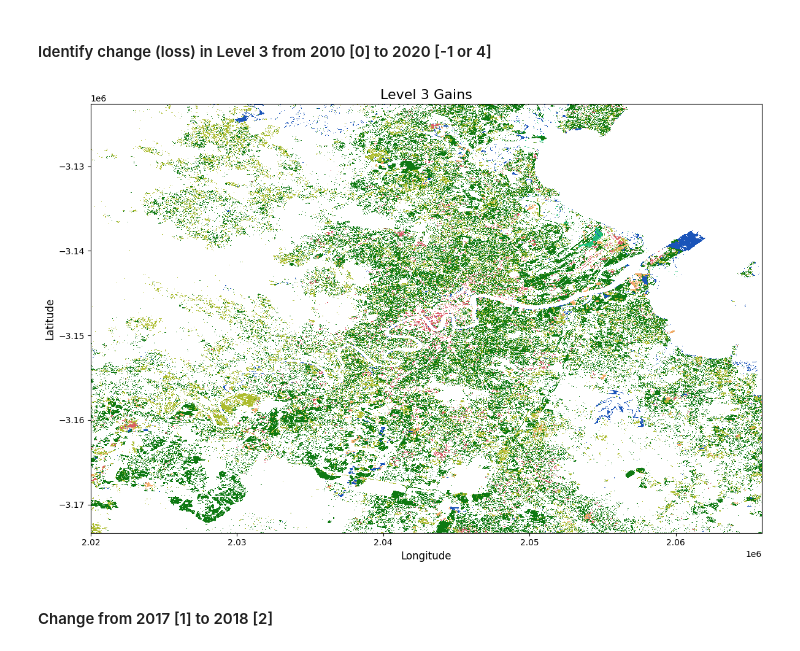
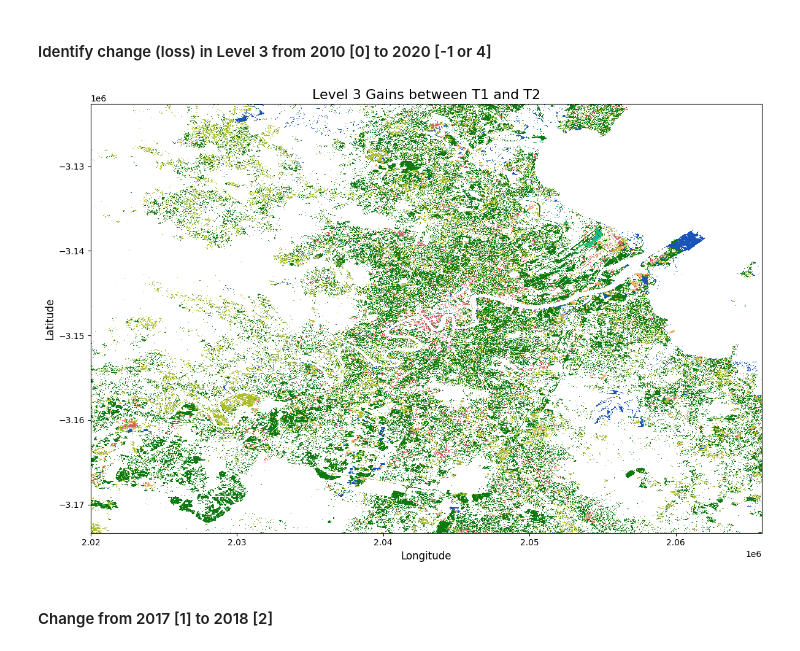
Before and after one commit to rmlucas/LivingEarthEducation, a Jupyter notebook: prac_5/5A_Observed change.ipynb, the cells around one changed output. Cells and saved outputs as stored; diff of their text form; code cells hidden in the pictures.

```diff
--- a/prac_5/5A_Observed change.ipynb
+++ b/prac_5/5A_Observed change.ipynb
@@ -198,6 +235,6 @@ obs_gain_l3_2010_2020 = xr.DataArray(
     fastpath=False,
 )
 # %%
-obs_gain_l3 = obs_gain_l3_2010_2020.to_dataset(name="l3_2010_2020")
-del obs_gain_l3_2010_2020
+obs_gain_l3 = obs_gain_l3_T1T2.to_dataset(name="l3_T1T2")
+del obs_gain_l3_T1T2
 # %%
@@ -272,14 +309,14 @@ norm = mcolors.BoundaryNorm(bounds, cmap.N)
 # 4. Plot your xarray data directly
 fig, ax = plt.subplots(figsize=(12, 8))
 
-c = obs_gain_l3.l3_2010_2020.plot(
+c = obs_gain_l3.l3_T1T2.plot(
     ax=ax,
     cmap=cmap,
     norm=norm,
     add_colorbar=False
 )
 
-ax.set_title("Level 3 Gains:", fontsize=16)
+ax.set_title("Level 3 Gains between T1 and T2", fontsize=16)
 ax.set_xlabel("Longitude", fontsize=12)
 ax.set_ylabel("Latitude", fontsize=12)
 
@@ -314,7 +351,7 @@ if ignore_no_change:
 #level_3 = lc.level3[0].drop_vars("time")
 # %%
 # Create a new Xarray.DataArray
-obs_loss_l3_2010_2020= xr.DataArray(
+obs_loss_l3_T1T2= xr.DataArray(
     data=change_vals,
     coords=level_3.coords,
     dims=level_3.dims,
@@ -323,43 +360,43 @@ obs_loss_l3_2010_2020= xr.DataArray(
     fastpath=False,
 )
 # %%
-obs_loss_l3 = obs_loss_l3_2010_2020.to_dataset(name="l3_2010_2020")
-del obs_loss_l3_2010_2020
+obs_loss_l3 = obs_loss_l3_T1T2.to_dataset(name="l3_T1T2")
+del obs_loss_l3_T1T2
 # %%
 import matplotlib.pyplot as plt
 import matplotlib.colors as mcolors
 
 # 1. Extract your codes and colors
 codes = list(LEVEL3_GAINS.keys())
 rgba_colors = [(r/255, g/255, b/255, a/255) for (r,g,b,a,_) in LEVEL3_GAINS.values()]
 
 # 2. Make a ListedColormap
 cmap = mcolors.ListedColormap(rgba_colors, name='Level3')
 
 # 3. Make boundaries centered on your codes
 # Sort codes to be safe:
 codes_sorted = sorted(codes)
 bounds = [c - 0.5 for c in codes_sorted] + [codes_sorted[-1] + 0.5]  # one more boundary
 norm = mcolors.BoundaryNorm(bounds, cmap.N)
 
 # 4. Plot your xarray data directly
 fig, ax = plt.subplots(figsize=(12, 8))
 
-c = obs_loss_l3.l3_2010_2020.plot(
+c = obs_loss_l3.l3_T1T2.plot(
     ax=ax,
     cmap=cmap,
     norm=norm,
     add_colorbar=False
 )
 
-ax.set_title("Level 3 Gains", fontsize=16)
+ax.set_title("Level 3 Gains between T1 and T2", fontsize=16)
 ax.set_xlabel("Longitude", fontsize=12)
 ax.set_ylabel("Latitude", fontsize=12)
 
 plt.tight_layout()
 plt.show()
 # %% [output]
-[figure, old version]
+[figure, new version]
 # %% [markdown]
 #### Change from 2017 [1] to 2018 [2]
 # %% [markdown]
```
Also changed, not shown: parts of 17 cells of this notebook.
